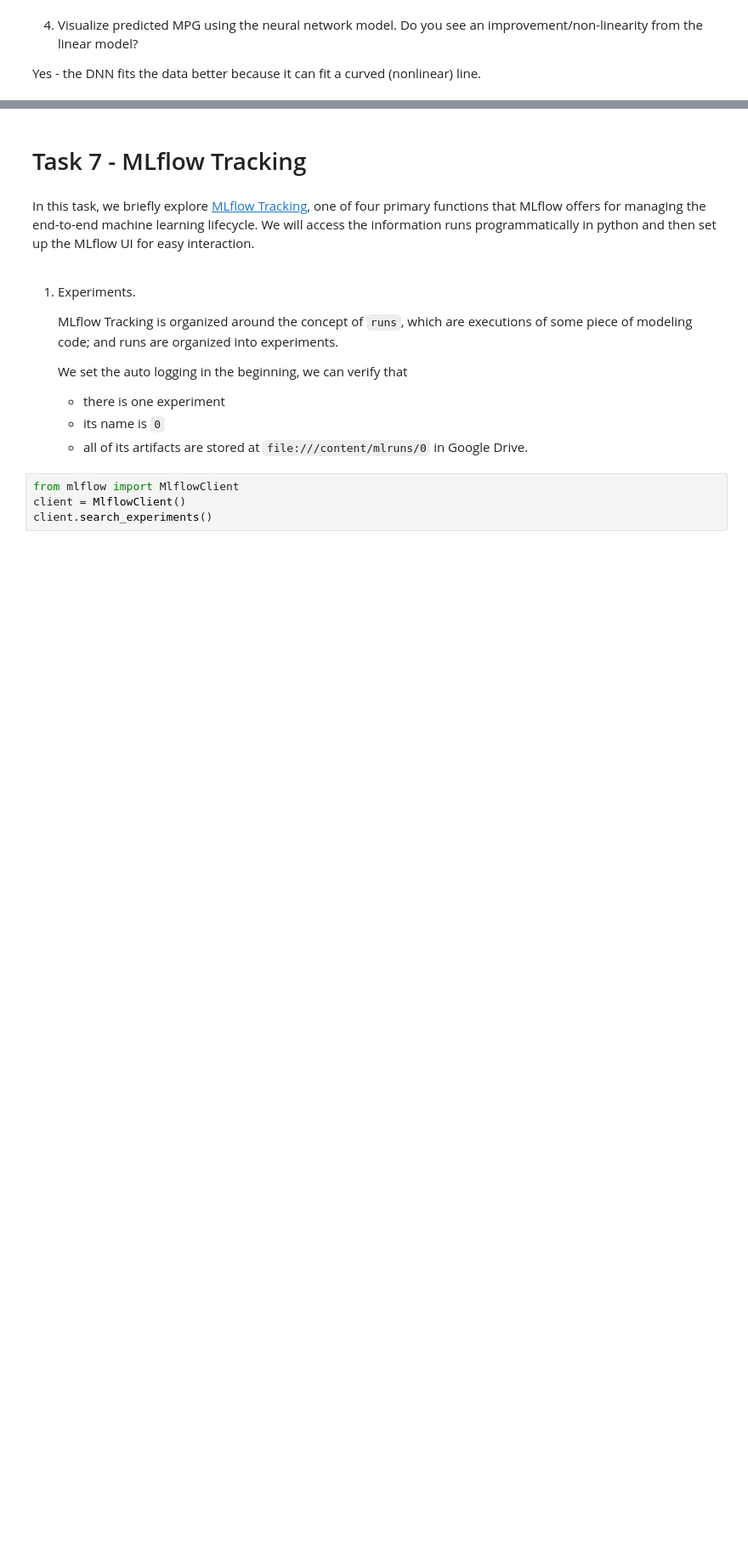
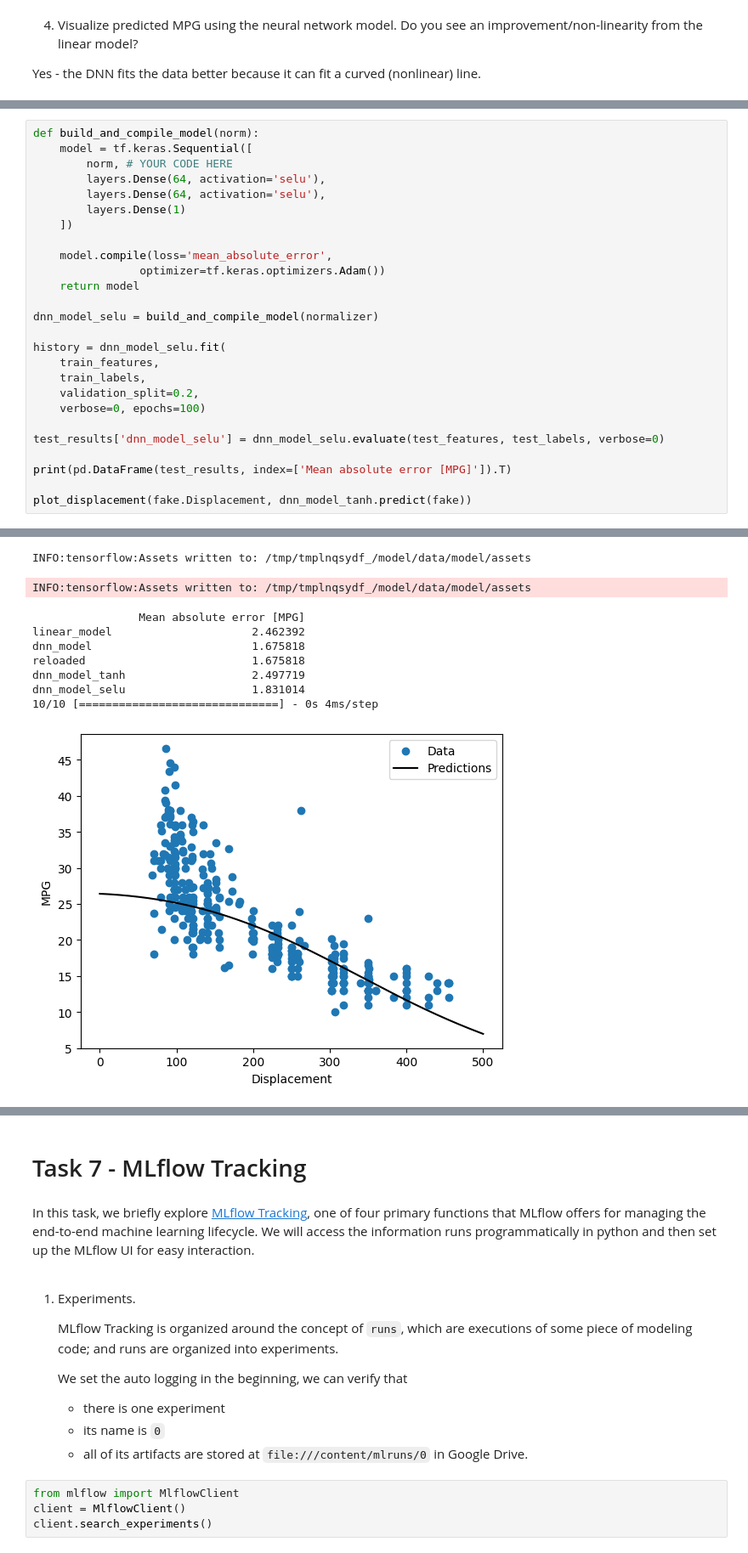
Before and after one commit to annrdyer/ann_repo, a Jupyter notebook: assignments/week-07-intro-dl/nb/fuel_efficiency.ipynb, the cells around one changed output, grey strips where cells are left out. Shown: that part at 85% size. Saved outputs shown, nothing was run; the diff lists cells and outputs as text; blank space fills up the shorter version.

```diff
--- a/assignments/week-07-intro-dl/nb/fuel_efficiency.ipynb
+++ b/assignments/week-07-intro-dl/nb/fuel_efficiency.ipynb
@@ -526,0 +527,27 @@ plot_displacement(fake.Displacement, dnn_model.predict(fake))
+# %%
+def build_and_compile_model(norm):
+    model = tf.keras.Sequential([
+        norm, # YOUR CODE HERE
+        layers.Dense(64, activation='selu'),
+        layers.Dense(64, activation='selu'),
+        layers.Dense(1)
+    ])
+
+    model.compile(loss='mean_absolute_error',
+                optimizer=tf.keras.optimizers.Adam())
+    return model
+
+dnn_model_selu = build_and_compile_model(normalizer)
+
+history = dnn_model_selu.fit(
+    train_features,
+    train_labels,
+    validation_split=0.2,
+    verbose=0, epochs=100)
+
+test_results['dnn_model_selu'] = dnn_model_selu.evaluate(test_features, test_labels, verbose=0)
+
+print(pd.DataFrame(test_results, index=['Mean absolute error [MPG]']).T)
+
+plot_displacement(fake.Displacement, dnn_model_tanh.predict(fake))
+# %% [output]
@@ -527,3 +557,13 @@ plot_displacement(fake.Displacement, dnn_model.predict(fake))
+INFO:tensorflow:Assets written to: /tmp/tmplnqsydf_/model/data/model/assets
+INFO:tensorflow:Assets written to: /tmp/tmplnqsydf_/model/data/model/assets
+                Mean absolute error [MPG]
+linear_model                     2.462392
+dnn_model                        1.675818
+reloaded                         1.675818
+dnn_model_tanh                   2.497719
+dnn_model_selu                   1.831014
+10/10 [==============================] - 0s 4ms/step
+[figure, added]
 # %% [markdown]
 5. What are the other activation functions? Check the list of [activations](https://www.tensorflow.org/api_docs/python/tf/keras/activations).
 
```
Also changed, not shown: parts of 31 cells of this notebook.
